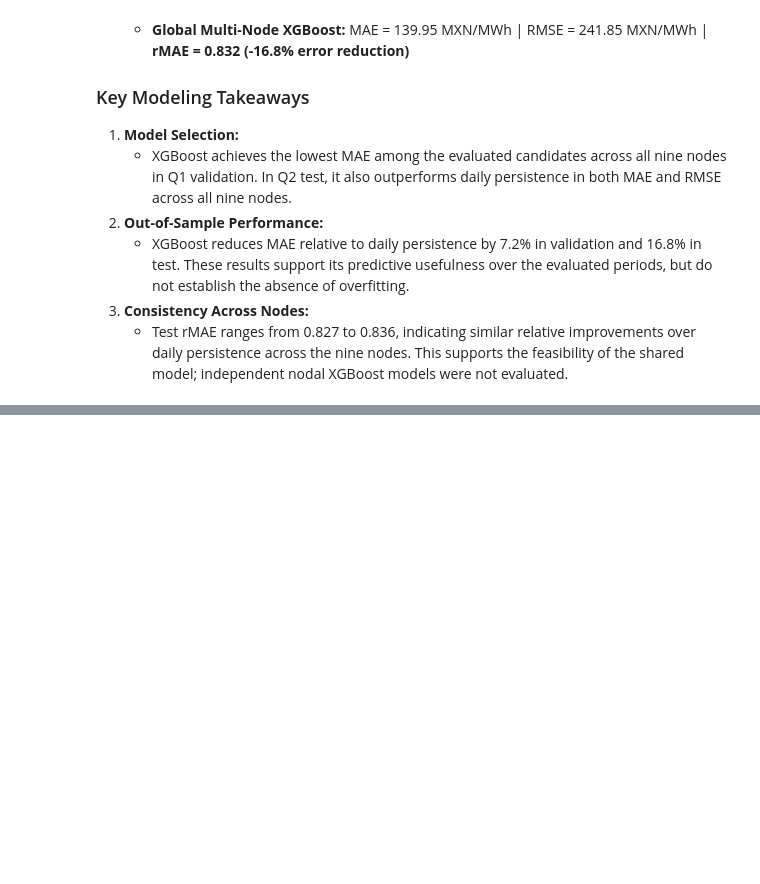
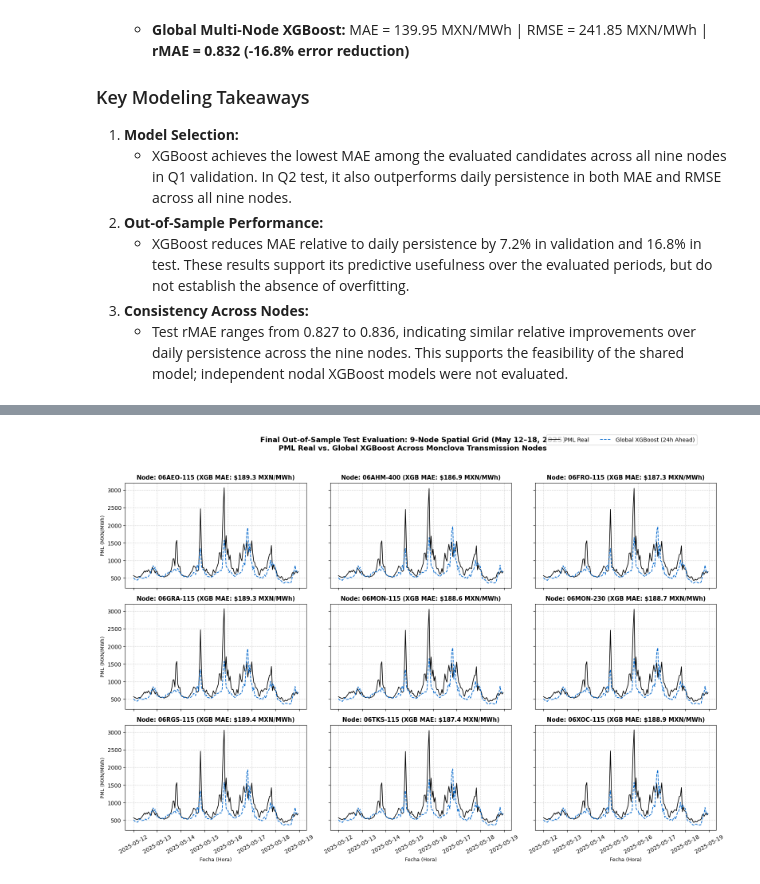
Before and after one commit to Jose117053/cenace-pml-analytics, a Jupyter notebook: notebooks/05_model_comparison_and_test.ipynb, the cells around one changed output, grey strips where cells are left out. Drawn from its saved outputs; the diff is of its cells as text; code cells hidden in the pictures; blank space fills up the shorter version.

```diff
--- a/notebooks/05_model_comparison_and_test.ipynb
+++ b/notebooks/05_model_comparison_and_test.ipynb
@@ -342,0 +390,35 @@ Test Week Performance (May 12–18, 2025): MAE = $188.61 MXN/MWh
+# %%
+# Figure 2: 3x3 Spatial Grid for Final Test Week (May 12 - May 18, 2025)
+# Displays Actual PML vs. Global XGBoost across all 9 nodes
+fig, axes = plt.subplots(3, 3, figsize=(16, 11), sharex=True, sharey=True)
+axes = axes.flatten()
+
+test_week_start, test_week_end = "2025-05-12", "2025-05-18 23:00:00"
+
+for idx, node in enumerate(all_nodes):
+    ax = axes[idx]
+    node_slice = test_df[(test_df["clv_nodo"] == node) &
+                         (test_df["timestamp"] >= test_week_start) &
+                         (test_df["timestamp"] <= test_week_end)].sort_values("timestamp").set_index("timestamp")
+
+    ax.plot(node_slice.index, node_slice["pml"], color="black",
+            label="PML Real" if idx == 0 else "", linewidth=1.2)
+    ax.plot(node_slice.index, node_slice["pml_pred_xgb"], color="#0066CC", linestyle="--",
+            label="Global XGBoost (24h Ahead)" if idx == 0 else "", linewidth=1.3)
+
+    mae_x = compute_mae(node_slice["pml"].values, node_slice["pml_pred_xgb"].values)
+    ax.set_title(f"Node: {node} (XGB MAE: ${mae_x:.1f} MXN/MWh)", fontsize=10.5, fontweight="bold")
+    ax.grid(True, linestyle="--", alpha=0.5)
+    if idx % 3 == 0:
+        ax.set_ylabel("PML (MXN/MWh)", fontsize=9)
+    if idx >= 6:
+        ax.set_xlabel("Fecha (Hora)", fontsize=9)
+        ax.tick_params(axis="x", rotation=30)
+
+fig.suptitle("Final Out-of-Sample Test Evaluation: 9-Node Spatial Grid (May 12–18, 2025)\nPML Real vs. Global XGBoost Across Monclova Transmission Nodes",
+             fontsize=13, fontweight="bold", y=0.985)
+fig.legend(loc="upper right", bbox_to_anchor=(0.95, 0.995), ncol=2, frameon=True)
+plt.tight_layout(rect=[0, 0, 1, 0.96])
+plt.show()
+# %% [output]
+[figure, added]
```
Also changed, not shown: parts of 3 cells of this notebook, 1 other file.
